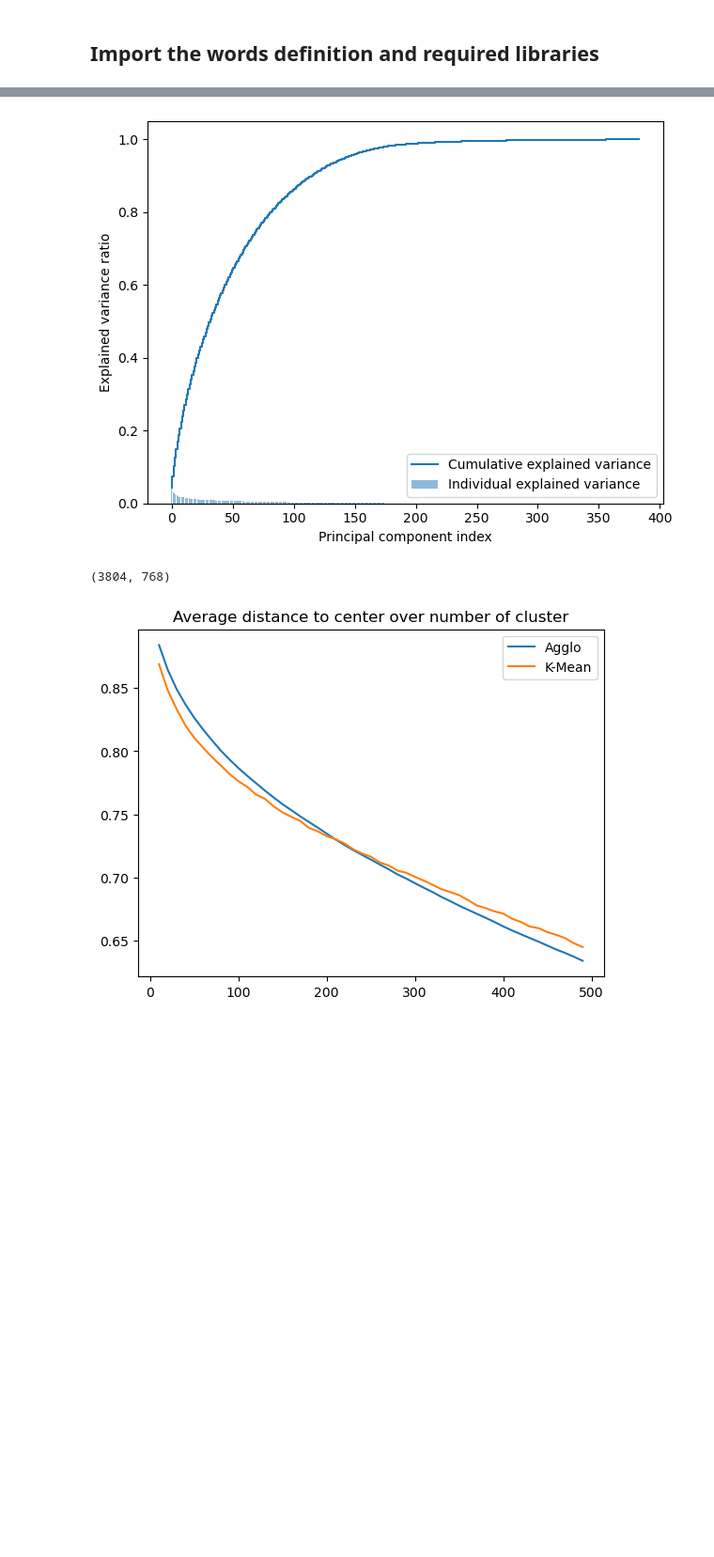
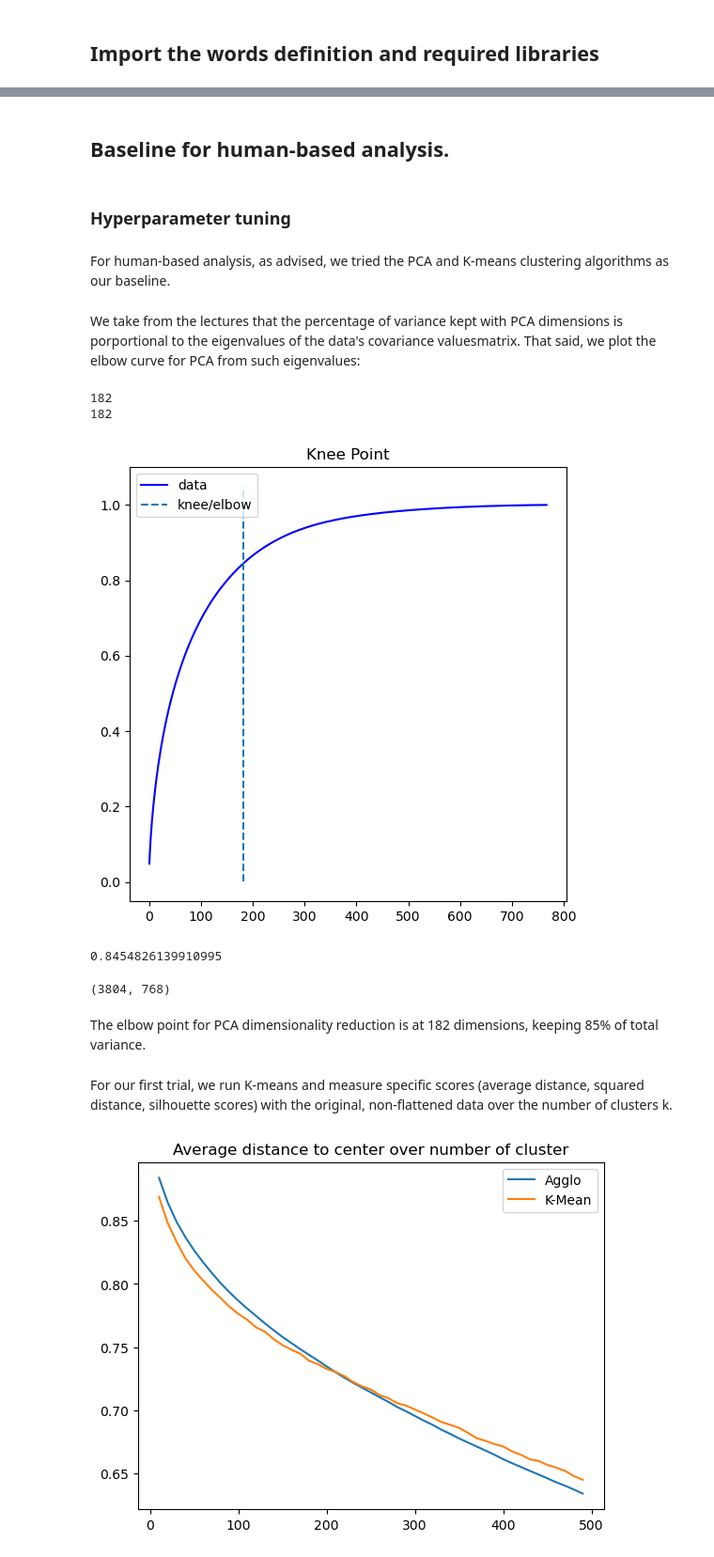
Before and after one commit to ancan203/BahnarOntologyMap, a Jupyter notebook: clustering_test.ipynb, the cells around one changed output, grey strips where cells are left out. Shown: that part at 94% size. Drawn from its saved outputs; the diff is of its cells as text; code cells hidden in the pictures; blank space fills up the shorter version.

```diff
--- a/clustering_test.ipynb
+++ b/clustering_test.ipynb
@@ -116,4 +122,0 @@ docs_embeddings = topic_model._extract_embeddings(docs)
-# %%
-import pandas as pd
-words = pd.read_csv("./resources/words.csv")
-docs = words["Definitions"]
@@ -209,5 +138,13 @@ Plot the elbow curve for PCA:
+# %% [markdown]
+## Baseline for human-based analysis.
+# %% [markdown]
+### Hyperparameter tuning
+# %% [markdown]
+For human-based analysis, as advised, we tried the PCA and K-means clustering algorithms as our baseline.
+# %% [markdown]
+We take from the lectures that the percentage of variance kept with PCA dimensions is porportional to the eigenvalues of the data's covariance valuesmatrix. That said, we plot the elbow curve for PCA from such eigenvalues:
 # %%
-sentence_model = SentenceTransformer("multi-qa-MiniLM-L6-dot-v1")
+sentence_model = SentenceTransformer("all-mpnet-base-v2")
 embeddings = sentence_model.encode(docs, show_progress_bar=False)
 
 from sklearn.preprocessing import StandardScaler
@@ -221,22 +158,33 @@ cov_matrix = np.cov(embeddings_std, rowvar=False)
 egnvalues, egnvectors = eigh(cov_matrix)
 total_egnvalues = sum(egnvalues)
 var_exp = [(i/total_egnvalues) for i in sorted(egnvalues, reverse=True)]
+cum_sum_exp = np.cumsum(var_exp)
 
-import matplotlib.pyplot as plt
-cum_sum_exp = np.cumsum(var_exp)
-plt.bar(range(0,len(var_exp)), var_exp, alpha=0.5, align='center', label='Individual explained variance')
-plt.step(range(0,len(cum_sum_exp)), cum_sum_exp, where='mid',label='Cumulative explained variance')
-plt.ylabel('Explained variance ratio')
-plt.xlabel('Principal component index')
-plt.legend(loc='best')
-plt.tight_layout()
-plt.show()
+
+from kneed import KneeLocator
+kneedle = KneeLocator(range(0,len(cum_sum_exp)), cum_sum_exp, S=1.0, curve="concave", direction="increasing", interp_method="interp1d")
+
+print(round(kneedle.knee, 3))
+print(round(kneedle.elbow, 3))
 # %% [output]
-[figure, removed]
+182
+182
+# %%
+kneedle.plot_knee()
+# %% [output]
+[figure, added]
+# %%
+kneedle.knee_y
+# %% [output]
+0.8454826139910995
 # %%
 embeddings.shape
 # %% [output]
 (3804, 768)
+# %% [markdown]
+The elbow point for PCA dimensionality reduction is at 182 dimensions, keeping 85% of total variance.
+# %% [markdown]
+For our first trial, we run K-means and measure specific scores (average distance, squared distance, silhouette scores) with the original, non-flattened data over the number of clusters k.
 # %%
 import numpy as np
 from bertopic.dimensionality import BaseDimensionalityReduction
```
Also changed, not shown: parts of 36 cells of this notebook.
